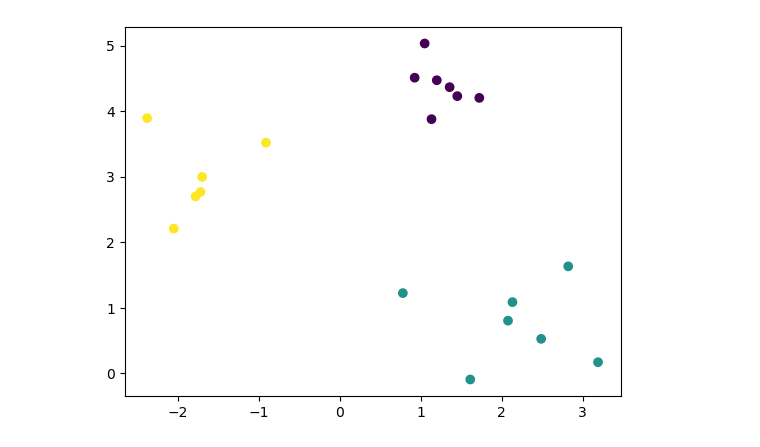
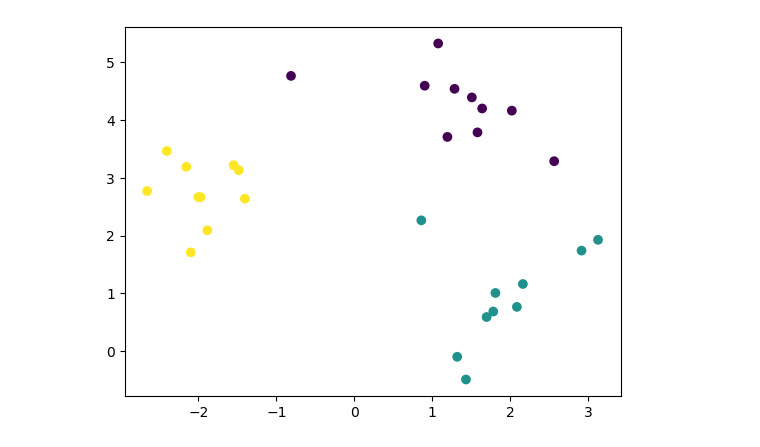
Before and after one commit to kevindmzapata/multivariate-statistics-course, a Jupyter notebook: u2_clasificacion/cluster_jerarquico.ipynb, the cells around one changed output. Saved outputs shown, nothing was run; the diff lists cells and outputs as text; code cells hidden in the pictures.

```diff
--- a/u2_clasificacion/cluster_jerarquico.ipynb
+++ b/u2_clasificacion/cluster_jerarquico.ipynb
@@ -5,9 +5,9 @@ from matplotlib import pyplot as plt
 from sklearn.datasets import make_blobs
 import numpy as np
 # %%
-X, y = make_blobs(n_samples=20, centers=3, n_features=2, cluster_std=0.5, random_state=0)
+X, y = make_blobs(n_samples=30, centers=3, n_features=2, cluster_std=0.7, random_state=0)
 
 plt.scatter(X[:,0], X[:,1], c=y)
 plt.show()
 # %% [output]
-[figure, old version]
+[figure, new version]
```
Also changed, not shown: parts of 6 cells of this notebook, 3 other files.
